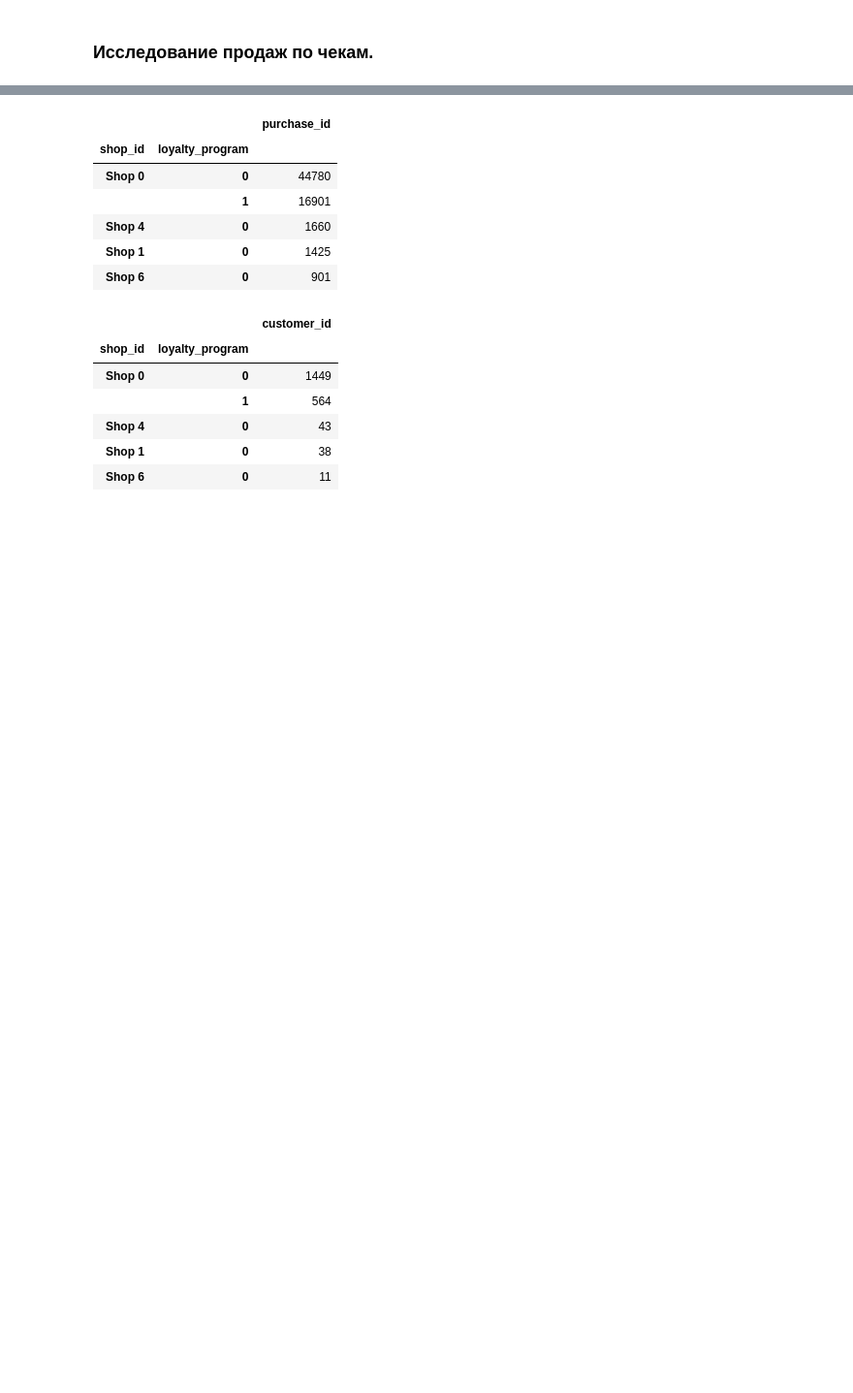
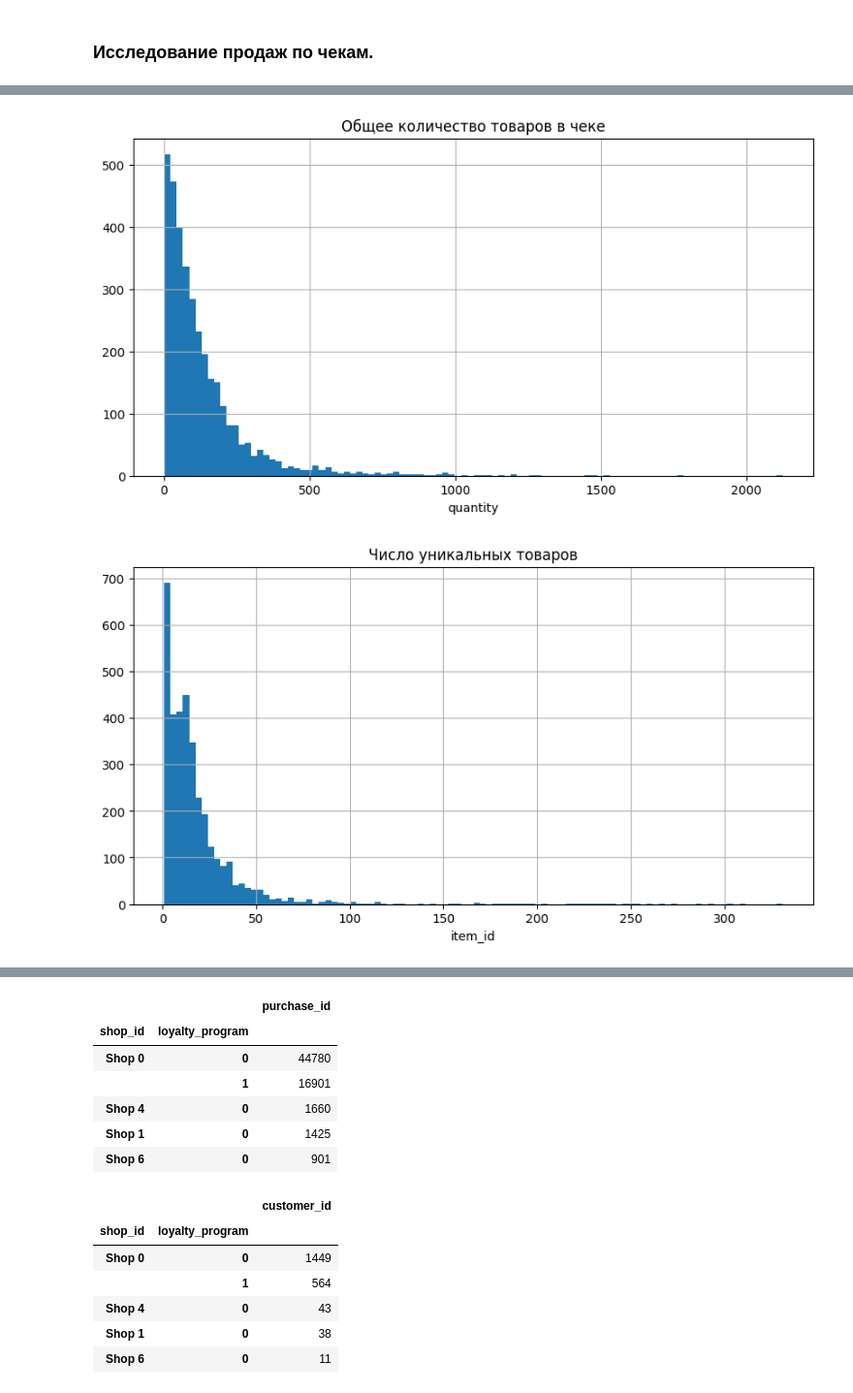
Before and after one commit to akirionenko/senior_progect, a Jupyter notebook: senior_project_1.ipynb, the cells around one changed output, grey strips where cells are left out. Shown at 97% size. Cells and saved outputs as stored; diff of their text form; code cells hidden in the pictures; blank space fills up the shorter version.

```diff
--- a/senior_project_1.ipynb
+++ b/senior_project_1.ipynb
@@ -729,0 +730,14 @@ customer.describe().round(1)
+# %%
+# сводная таблица
+purchase = data_purchase.groupby('purchase_id').agg(
+    {'quantity': 'sum', 'item_id': 'nunique', 'total': 'sum'}
+).reset_index()
+purchase['total'] = purchase['total'].round(1)
+# %%
+# вызов функции
+gen_hist(purchase, column='quantity', title='Общее количество товаров в чеке')
+gen_hist(purchase, column='item_id', title='Число уникальных товаров')
+gen_hist(purchase, column='total', title='Сумма чека')
+# %% [output]
+[figure, added]
+[figure, added]
```
Also changed, not shown: parts of 5 cells of this notebook.
